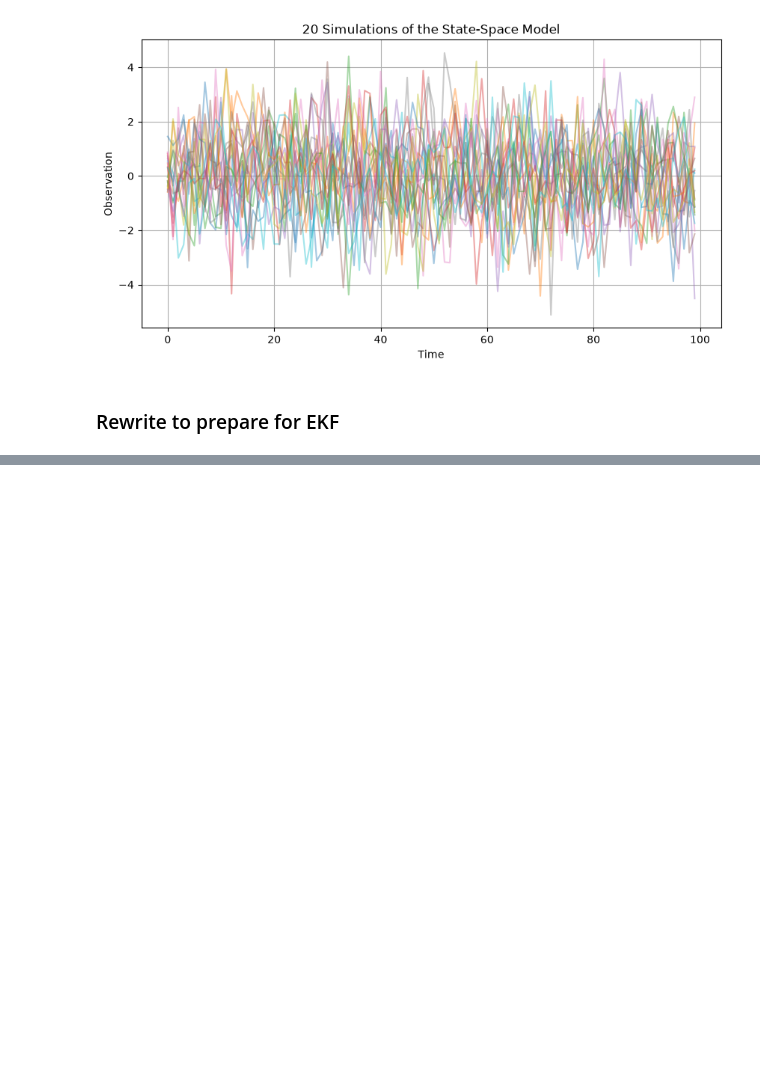
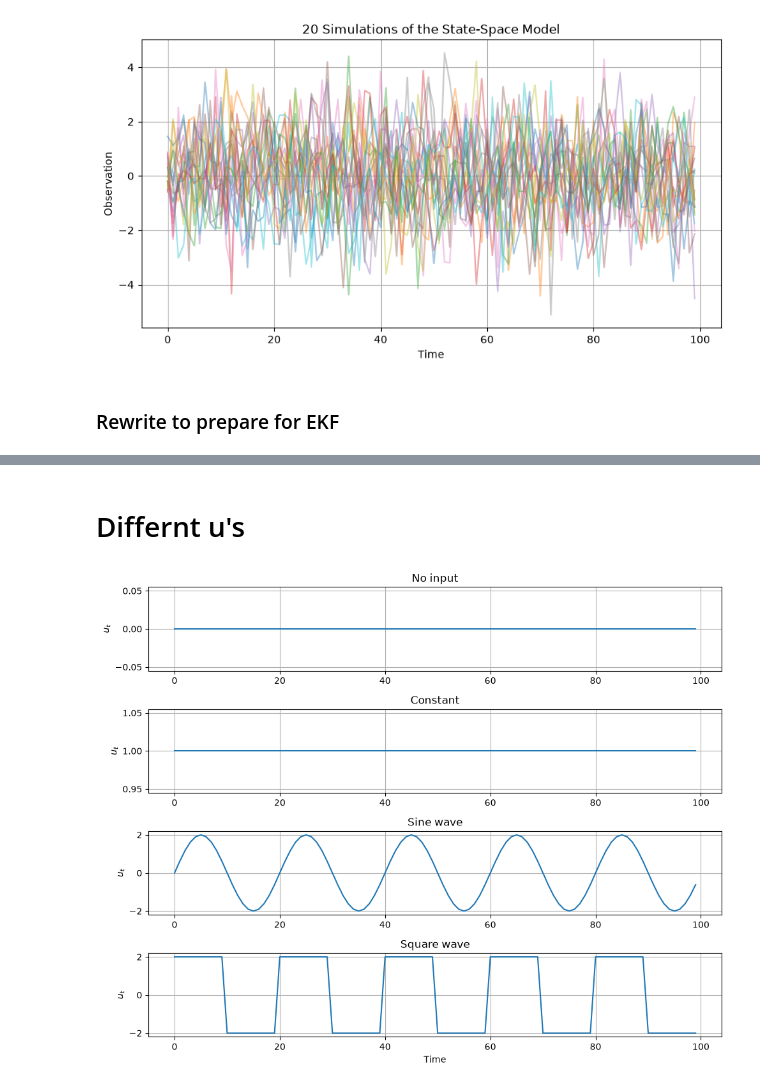
Before and after one commit to Husted42/advanced-time-series-analysis, a Jupyter notebook: assignment-2/part-4/code.ipynb, the cells around one changed output, grey strips where cells are left out. Drawn from its saved outputs; the diff is of its cells as text; code cells hidden in the pictures; blank space fills up the shorter version.

```diff
--- a/assignment-2/part-4/code.ipynb
+++ b/assignment-2/part-4/code.ipynb
@@ -198,0 +402,27 @@ Control input: [1. 1. 1. 1. 1. 1. 1. 1. 1. 1. 1. 1. 1. 1. 1. 1. 1. 1. 1. 1. 1. 1
+# %% [markdown]
+# Differnt u's
+# %%
+def generate_inputs(T=100):
+    t = np.arange(T)
+
+    return {
+        "No input": np.zeros(T),
+        "Constant": np.ones(T),
+        "Sine wave": 2 * np.sin(2 * np.pi * t / 20),
+        "Square wave": 2 * (-1.0) ** (t // 10)
+    }
+inputs = generate_inputs(T=100)
+
+fig, axes = plt.subplots(4, 1, figsize=(10, 8))
+
+for ax, (name, u_signal) in zip(axes, inputs.items()):
+    ax.plot(u_signal)
+    ax.set_title(name)
+    ax.set_ylabel("$u_t$")
+    ax.grid(True)
+
+axes[-1].set_xlabel("Time")
+plt.tight_layout()
+plt.show()
+# %% [output]
+[figure, added]
```
Also changed, not shown: parts of 13 cells of this notebook, 2 other files.
